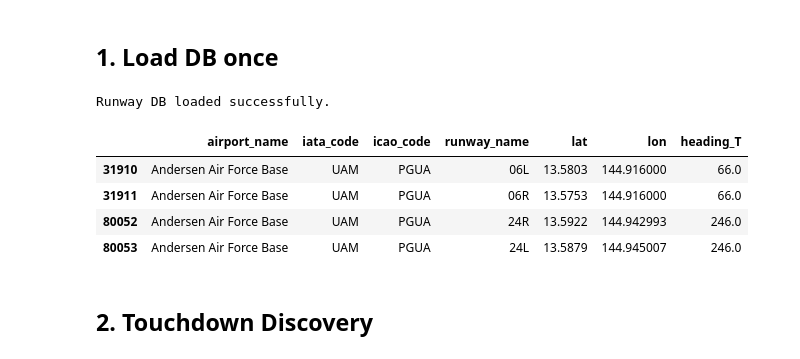
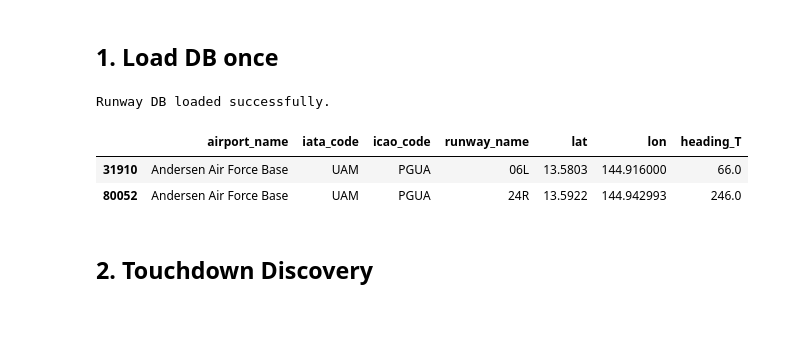
Before and after one commit to fardad-d1ce/Approach-Landing-Analyzer, a Jupyter notebook: backend/notebooks/Landing Rate.ipynb, the cells around one changed output. Cells and saved outputs as stored; diff of their text form; code cells hidden in the pictures; blank space fills up the shorter version.

```diff
--- a/backend/notebooks/Landing Rate.ipynb
+++ b/backend/notebooks/Landing Rate.ipynb
@@ -64,14 +66,12 @@ from src.geographic_calculations import bearing_true
 # %%
 # 1. Load DB
 runway_db = load_runway_db(REF_PATH)
-runway_db[runway_db['icao_code'] == 'PGUA']
+runway_db[runway_db['icao_code'] == 'PGUA'].iloc[[0,2]]
 # %% [output]
 Runway DB loaded successfully.
 |  | airport_name | iata_code | icao_code | runway_name | lat | lon | heading_T |
 | 31910 | Andersen Air Force Base | UAM | PGUA | 06L | 13.5803 | 144.916000 | 66.0 |
-| 31911 | Andersen Air Force Base | UAM | PGUA | 06R | 13.5753 | 144.916000 | 66.0 |
 | 80052 | Andersen Air Force Base | UAM | PGUA | 24R | 13.5922 | 144.942993 | 246.0 |
-| 80053 | Andersen Air Force Base | UAM | PGUA | 24L | 13.5879 | 144.945007 | 246.0 |
 # %% [markdown]
 ## 2. Touchdown Discovery
 # %%
```
Also changed, not shown: parts of 7 cells of this notebook, 2 other files.
